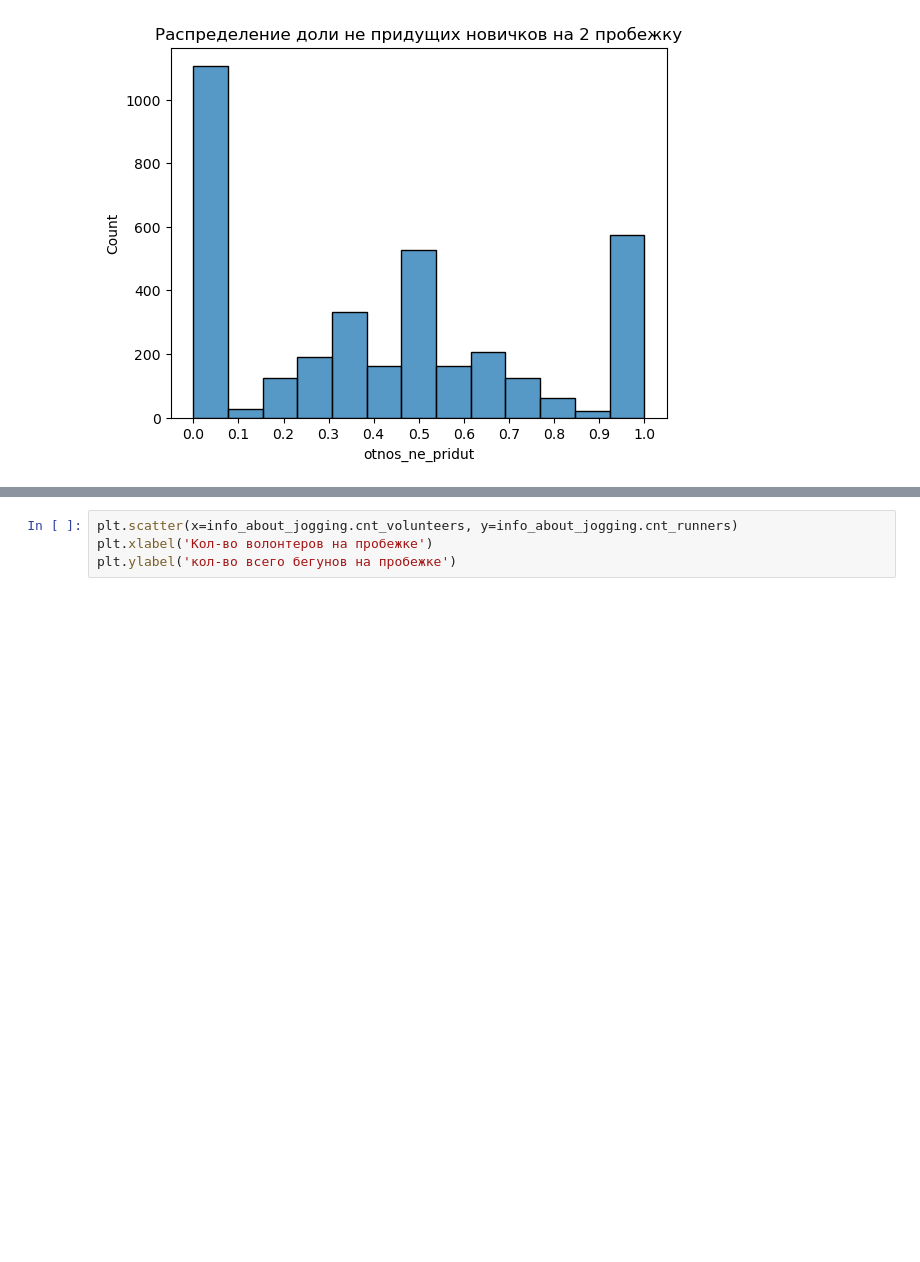
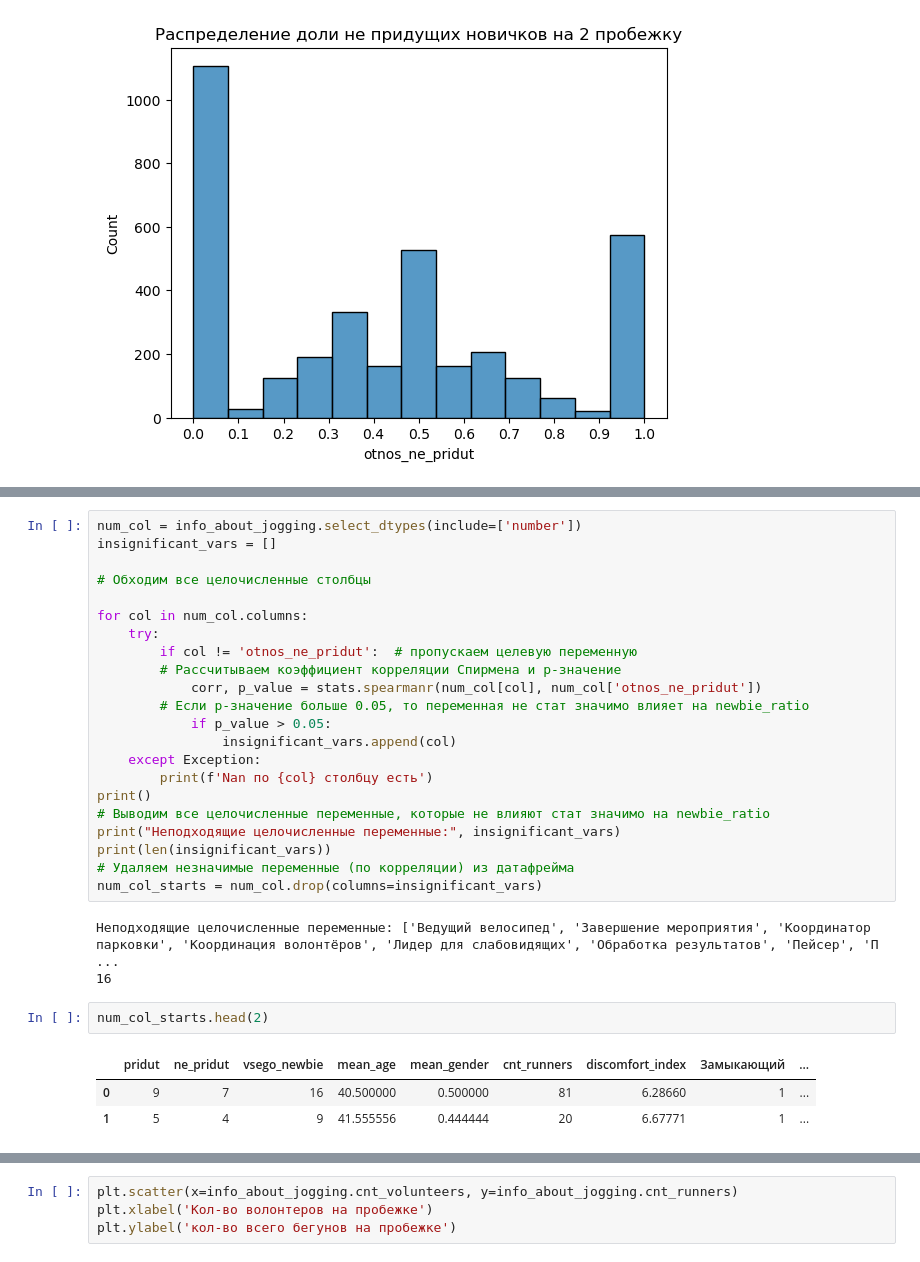
Before and after one commit to Alex12345432141242/abort-404, a Jupyter notebook: gipoteza_volunteer.ipynb, the cells around one changed output, grey strips where cells are left out. Saved outputs shown, nothing was run; the diff lists cells and outputs as text; blank space fills up the shorter version.

```diff
--- a/gipoteza_volunteer.ipynb
+++ b/gipoteza_volunteer.ipynb
@@ -575,3 +571,34 @@ info_about_jogging[info_about_jogging['otnos_ne_pridut']==0].head(10)
 | 29 | Бабушкинский на Яузе | 2023-01-14 | Москва | 1 | 0 | 1 | 41.0 | 1.0 | 24 | ... |
 | 31 | Бабушкинский на Яузе | 2023-01-28 | Москва | 1 | 0 | 1 | 33.0 | 1.0 | 25 | ... |
 | 33 | Бабушкинский на Яузе | 2023-02-18 | Москва | 1 | 0 | 1 | 40.0 | 1.0 | 29 | ... |
+# %%
+num_col = info_about_jogging.select_dtypes(include=['number'])
+insignificant_vars = []
+
+# Обходим все целочисленные столбцы
+
+for col in num_col.columns:
+    try:
+        if col != 'otnos_ne_pridut':  # пропускаем целевую переменную
+        # Рассчитываем коэффициент корреляции Спирмена и p-значение
+            corr, p_value = stats.spearmanr(num_col[col], num_col['otnos_ne_pridut'])
+        # Если p-значение больше 0.05, то переменная не стат значимо влияет на newbie_ratio
+            if p_value > 0.05:
+                insignificant_vars.append(col)
+    except Exception:
+        print(f'Nan по {col} столбцу есть')
+print()
+# Выводим все целочисленные переменные, которые не влияют стат значимо на newbie_ratio
+print("Неподходящие целочисленные переменные:", insignificant_vars)
+print(len(insignificant_vars))
+# Удаляем незначимые переменные (по корреляции) из датафрейма
+num_col_starts = num_col.drop(columns=insignificant_vars)
+# %% [output]
+Неподходящие целочисленные переменные: ['Ведущий велосипед', 'Завершение мероприятия', 'Координатор парковки', 'Координация волонтёров', 'Лидер для слабовидящих', 'Обработка результатов', 'Пейсер', 'П ...
+16
+# %%
+num_col_starts.head(2)
+# %% [output]
+|  | pridut | ne_pridut | vsego_newbie | mean_age | mean_gender | cnt_runners | discomfort_index | Замыкающий | ... |
+| 0 | 9 | 7 | 16 | 40.500000 | 0.500000 | 81 | 6.28660 | 1 | ... |
+| 1 | 5 | 4 | 9 | 41.555556 | 0.444444 | 20 | 6.67771 | 1 | ... |
```
Also changed, not shown: parts of 5 cells of this notebook.
